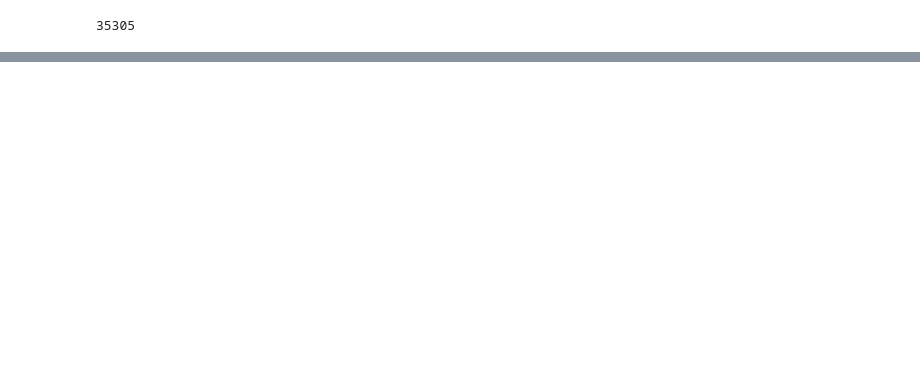
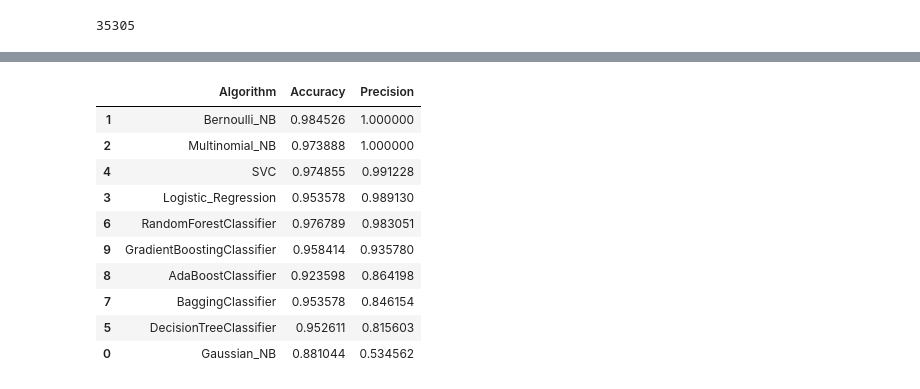
Before and after one commit to Aksh-dev-code/SMS-Spam-Detection-System, a Jupyter notebook: Notebooks/Preprocessing_and_ModelSelection.ipynb, the cells around one changed output, grey strips where cells are left out. Saved outputs shown, nothing was run; the diff lists cells and outputs as text; code cells hidden in the pictures; blank space fills up the shorter version.

```diff
--- a/Notebooks/Preprocessing_and_ModelSelection.ipynb
+++ b/Notebooks/Preprocessing_and_ModelSelection.ipynb
@@ -181,0 +217,2 @@ data.to_csv('../Data/process_data.csv', index=False)
+# %%
+model_training(sv,X_train,y_train,X_test,y_test)
@@ -181,0 +221,2 @@ data.to_csv('../Data/process_data.csv', index=False)
+# %%
+model_training(bnb,X_train,y_train,X_test,y_test)
@@ -181,0 +225,14 @@ data.to_csv('../Data/process_data.csv', index=False)
+# %%
+accuracy_scores = []
+precision_scores = []
+
+for name,model in models.items():
+
+    current_accuracy,current_precision = model_training(model, X_train,y_train,X_test,y_test)
+
+    print("For ",name)
+    print("Accuracy - ",current_accuracy)
+    print("Precision - ",current_precision)
+
+    accuracy_scores.append(current_accuracy)
+    precision_scores.append(current_precision)
@@ -181,0 +252,16 @@ data.to_csv('../Data/process_data.csv', index=False)
+# %%
+performance_daraframe = pd.DataFrame({'Algorithm':models.keys(),'Accuracy':accuracy_scores,'Precision':precision_scores}).sort_values('Precision',ascending=False)
+# %%
+performance_daraframe
+# %% [output]
+|  | Algorithm | Accuracy | Precision |
+| 1 | Bernoulli_NB | 0.984526 | 1.000000 |
+| 2 | Multinomial_NB | 0.973888 | 1.000000 |
+| 4 | SVC | 0.974855 | 0.991228 |
+| 3 | Logistic_Regression | 0.953578 | 0.989130 |
+| 6 | RandomForestClassifier | 0.976789 | 0.983051 |
+| 9 | GradientBoostingClassifier | 0.958414 | 0.935780 |
+| 8 | AdaBoostClassifier | 0.923598 | 0.864198 |
+| 7 | BaggingClassifier | 0.953578 | 0.846154 |
+| 5 | DecisionTreeClassifier | 0.952611 | 0.815603 |
+| 0 | Gaussian_NB | 0.881044 | 0.534562 |
```
Also changed, not shown: parts of 31 cells of this notebook, 1 other file.
